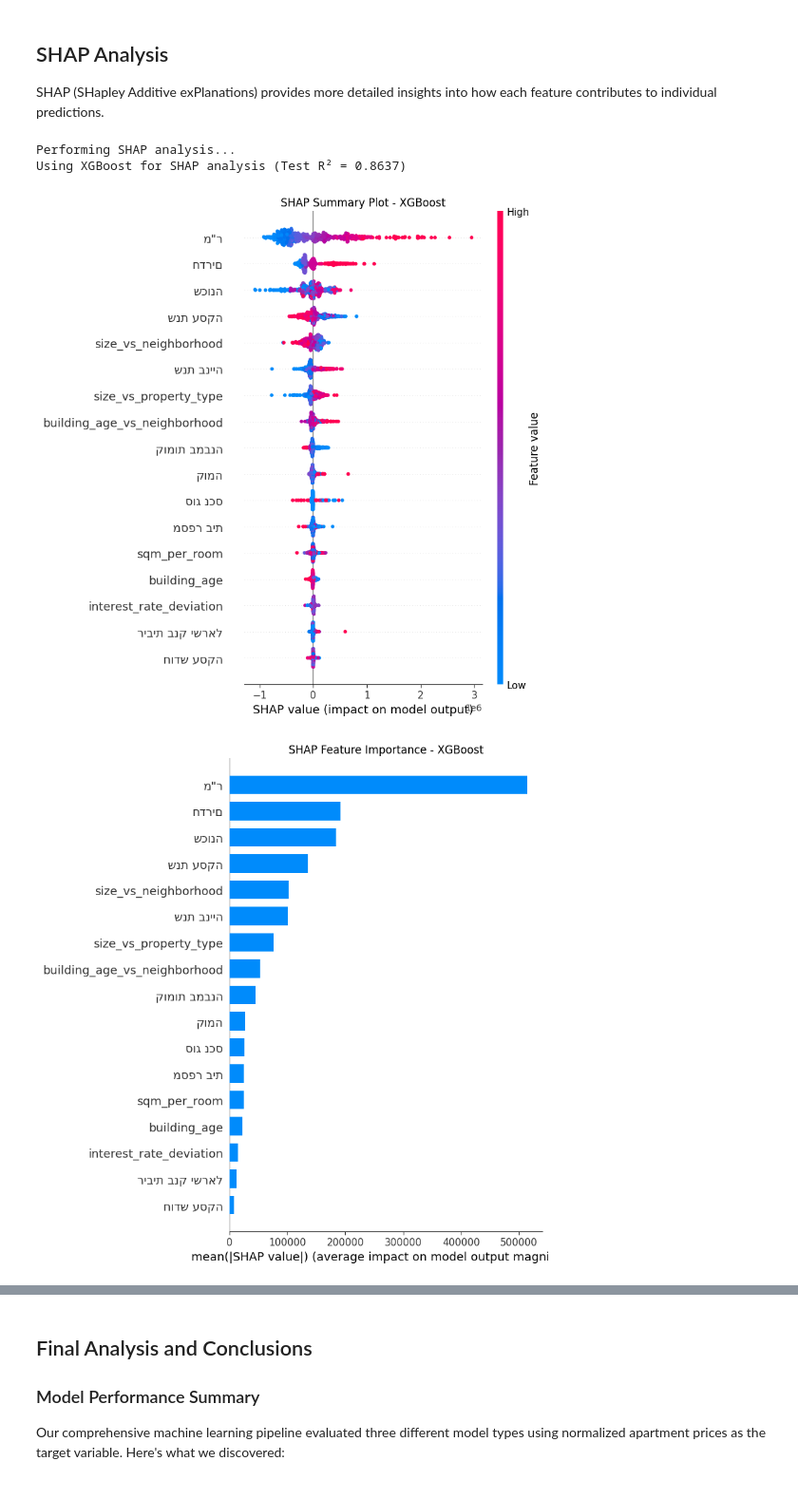
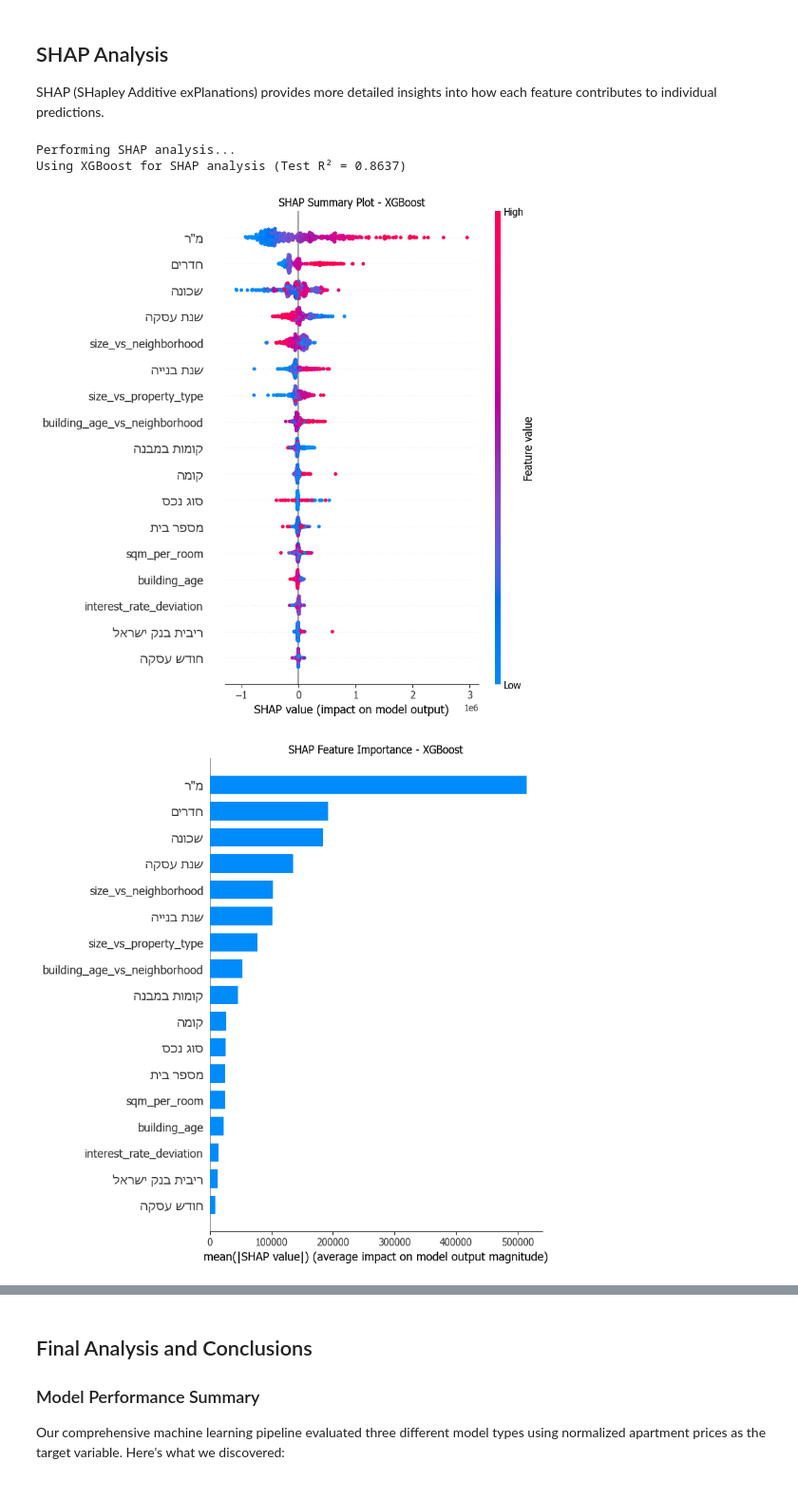
Before and after one commit to sagivma/Nadlan-Haifa, a Jupyter notebook: haifa_nadlan_analysis.ipynb, the cells around one changed output, grey strips where cells are left out. Shown at 95% size. Cells and saved outputs as stored; diff of their text form; code cells hidden in the pictures.

Commit message:
Update SHAP to support hebrew correctly
Updated haifa_nadlan_analysis.ipynb with new SHAP analysis output and execution count. Added corrected SHAP and SHAP XGBoost images to output/v003/.

```diff
--- a/haifa_nadlan_analysis.ipynb
+++ b/haifa_nadlan_analysis.ipynb
@@ -1384,7 +1384,20 @@ Random Forest:
 
 SHAP (SHapley Additive exPlanations) provides more detailed insights into how each feature contributes to individual predictions.
 # %%
-# SHAP Analysis for the best performing model
+
+# Set font family for Hebrew support
+plt.rcParams['font.family'] = ['Tahoma', 'DejaVu Sans', 'Arial']
+
+def fix_hebrew_display(text):
+    """Fix Hebrew text display for RTL languages."""
+    if pd.isna(text) or text == '':
+        return text
+    try:
+        reshaped = arabic_reshaper.reshape(str(text))
+        return get_display(reshaped)
+    except Exception:
+        return str(text)
+
 print("Performing SHAP analysis...")
 
 # Use a sample of data for SHAP (computational efficiency)
@@ -1405,7 +1418,6 @@ for model_name, model, X_test_data in [
 ]:
     test_pred = model.predict(X_test_data)
     test_r2 = r2_score(y_test.loc[X_test_sample.index], test_pred)
-
     if test_r2 > best_test_r2:
         best_test_r2 = test_r2
         best_model_name = model_name
@@ -1413,43 +1425,46 @@ for model_name, model, X_test_data in [
         best_X_test = X_test_data
 
 print(f"Using {best_model_name} for SHAP analysis (Test R² = {best_test_r2:.4f})")
+
+# Fix feature names for Hebrew
+feature_names_hebrew = [fix_hebrew_display(name) for name in feature_names]
 
 # Create SHAP explainer based on model type
 if best_model_name in ['Random Forest', 'XGBoost']:
     explainer = shap.TreeExplainer(best_model)
     shap_values = explainer.shap_values(X_test_sample)
     X_display = X_test_sample
 else:
     explainer = shap.LinearExplainer(best_model, X_train_scaled)
     shap_values = explainer.shap_values(best_X_test)
     X_display = X_test_sample
 
 # SHAP Summary Plot
 plt.figure(figsize=(10, 8))
-shap.summary_plot(shap_values, X_display, feature_names=feature_names, show=False)
-plt.title(f'SHAP Summary Plot - {best_model_name}')
+shap.summary_plot(shap_values, X_display, feature_names=feature_names_hebrew, show=False)
+plt.title(fix_hebrew_display(f'SHAP Summary Plot - {best_model_name}'))
 plt.tight_layout()
 plt.show()
 
-# SHAP Feature Importance
+# SHAP Feature Importance (Bar Plot)
 plt.figure(figsize=(10, 6))
-shap.summary_plot(shap_values, X_display, feature_names=feature_names, plot_type="bar", show=False)
-plt.title(f'SHAP Feature Importance - {best_model_name}')
+shap.summary_plot(shap_values, X_display, feature_names=feature_names_hebrew, plot_type="bar", show=False)
+plt.title(fix_hebrew_display(f'SHAP Feature Importance - {best_model_name}'))
 plt.tight_layout()
 plt.show()
 
 # Calculate mean absolute SHAP values for ranking
 mean_shap_importance = pd.DataFrame({
-    'Feature': feature_names,
+    'Feature': feature_names_hebrew,
     'Mean_SHAP_Importance': np.mean(np.abs(shap_values), axis=0)
 }).sort_values('Mean_SHAP_Importance', ascending=False)
 
 print(f"\n=== TOP 10 FEATURES BY SHAP VALUES ({best_model_name}) ===")
 print(mean_shap_importance.head(10).round(4))
 # %% [output]
 Performing SHAP analysis...
 Using XGBoost for SHAP analysis (Test R² = 0.8637)
-[figure, old version]
+[figure, new version]
-[figure, old version]
+[figure, new version]
 === TOP 10 FEATURES BY SHAP VALUES (XGBoost) ===
                          Feature  Mean_SHAP_Importance
```
Also changed, not shown: parts of 2 cells of this notebook, 2 other files.
